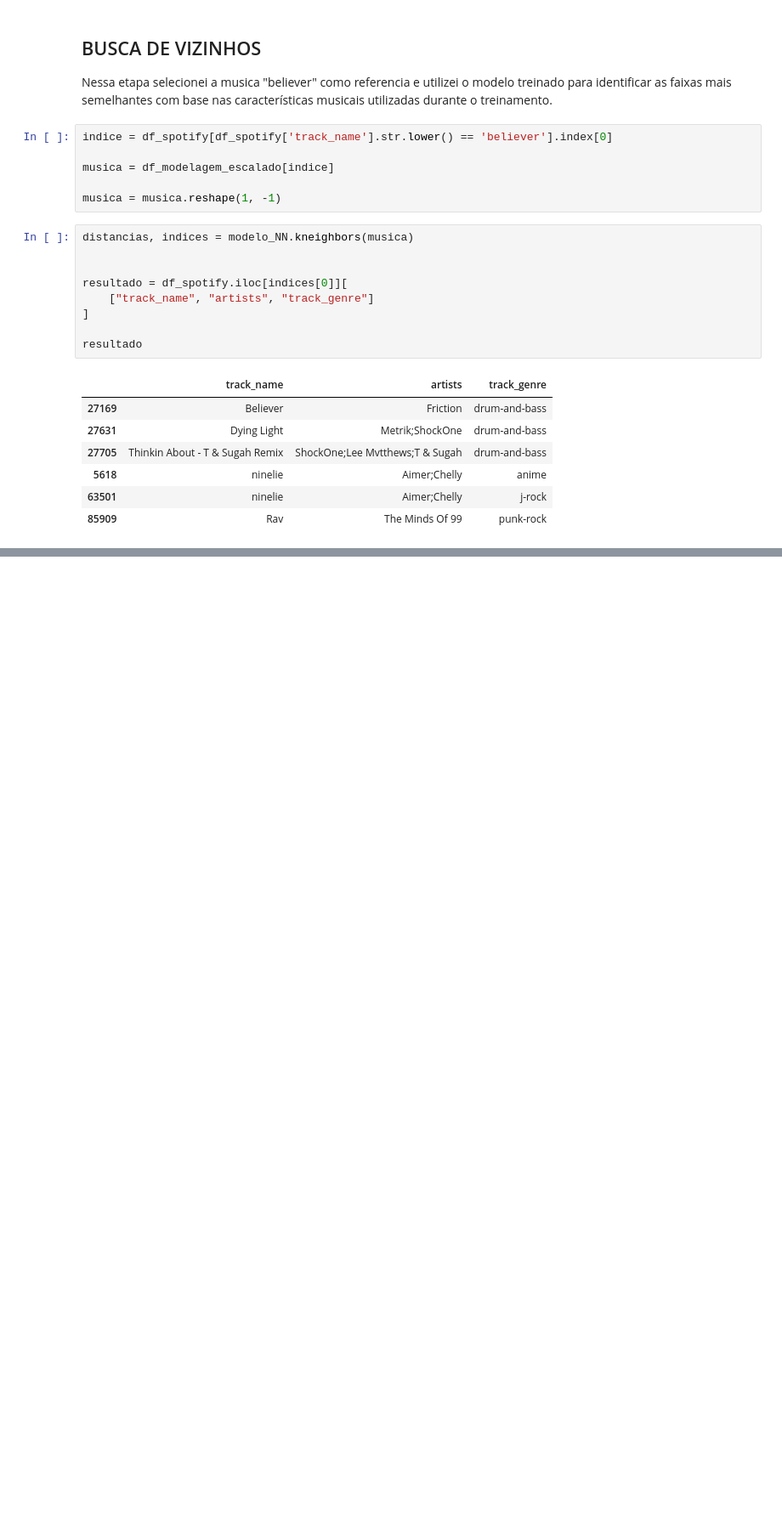
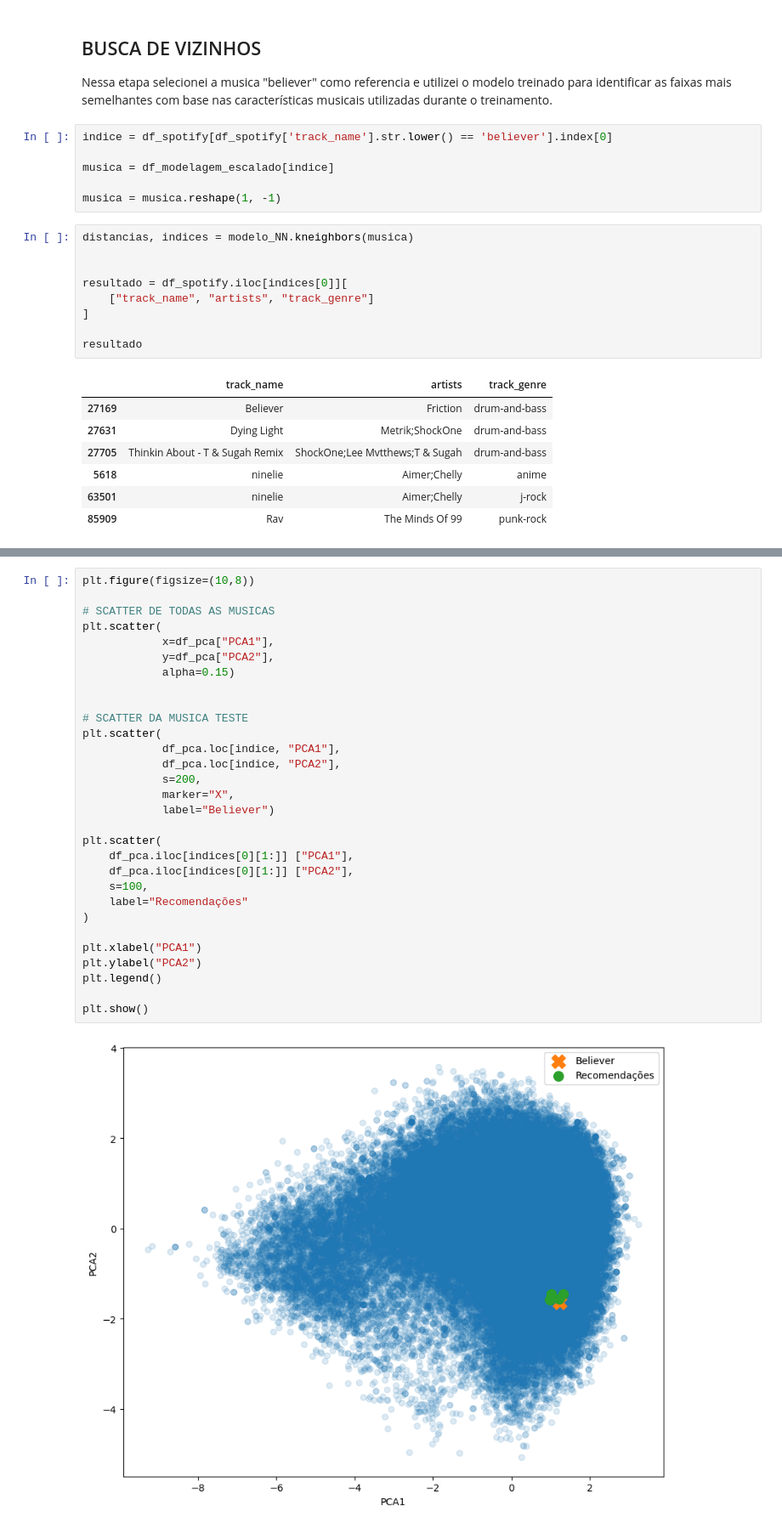
Before and after one commit to FelipeGhensevPeres/Spotify-Recommendation-System, a Jupyter notebook: notebooks/02_recommendation_model.ipynb, the cells around one changed output, grey strips where cells are left out. Shown at 85% size. Cells and saved outputs as stored; diff of their text form; blank space fills up the shorter version.

```diff
--- a/notebooks/02_recommendation_model.ipynb
+++ b/notebooks/02_recommendation_model.ipynb
@@ -126,0 +212,32 @@ resultado
+# %%
+plt.figure(figsize=(10,8))
+
+# SCATTER DE TODAS AS MUSICAS
+plt.scatter(
+            x=df_pca["PCA1"],
+            y=df_pca["PCA2"],
+            alpha=0.15)
+
+
+# SCATTER DA MUSICA TESTE
+plt.scatter(
+            df_pca.loc[indice, "PCA1"],
+            df_pca.loc[indice, "PCA2"],
+            s=200,
+            marker="X",
+            label="Believer")
+
+plt.scatter(
+    df_pca.iloc[indices[0][1:]] ["PCA1"],
+    df_pca.iloc[indices[0][1:]] ["PCA2"],
+    s=100,
+    label="Recomendações"
+)
+
+plt.xlabel("PCA1")
+plt.ylabel("PCA2")
+plt.legend()
+
+plt.show()
+# %% [output]
+[figure, added]
```
Also changed, not shown: parts of 14 cells of this notebook.
